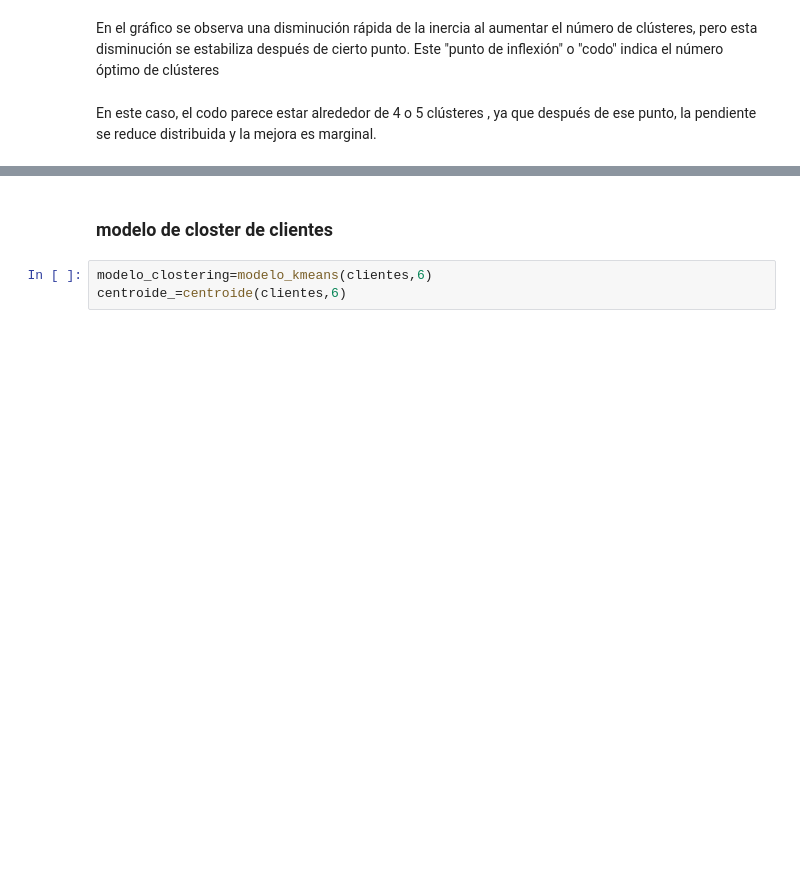
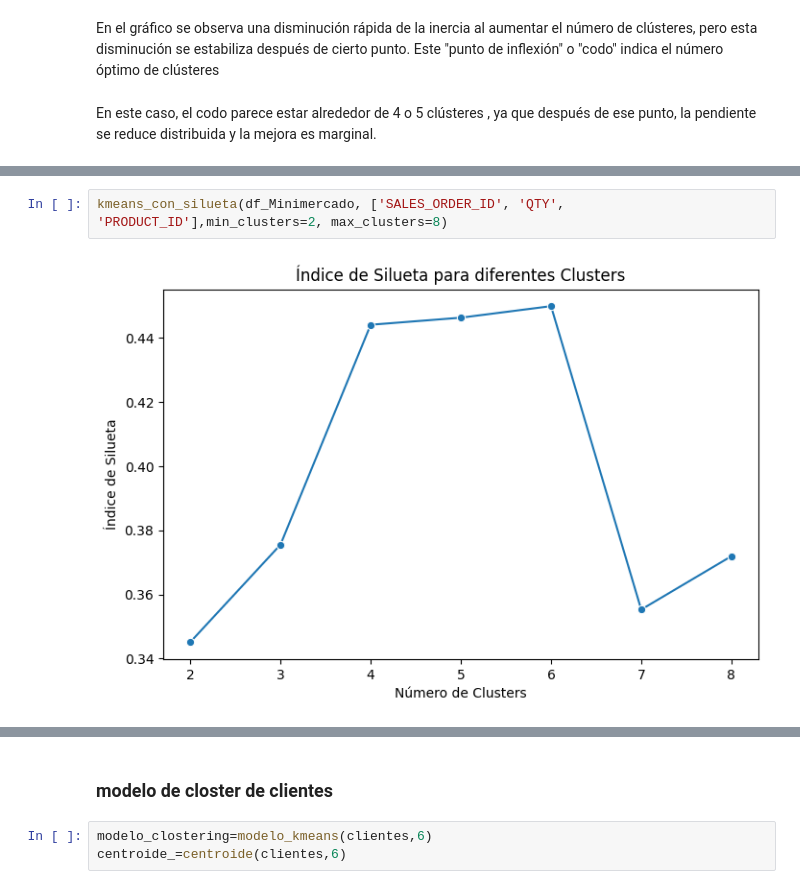
Before and after one commit to andres-eric/Analisis-de-datos-de-ventas-Nutresa, a Jupyter notebook: modelo_closter_clientes.ipynb, the cells around one changed output, grey strips where cells are left out. Cells and saved outputs as stored; diff of their text form; blank space fills up the shorter version.

```diff
--- a/modelo_closter_clientes.ipynb
+++ b/modelo_closter_clientes.ipynb
@@ -104,0 +115,4 @@ En este caso, el codo parece estar alrededor de 4 o 5 clústeres , ya que despu
+# %%
+kmeans_con_silueta(df_Minimercado, ['SALES_ORDER_ID', 'QTY', 'PRODUCT_ID'],min_clusters=2, max_clusters=8)
+# %% [output]
+[figure, added]
```
Also changed, not shown: parts of 4 cells of this notebook.
